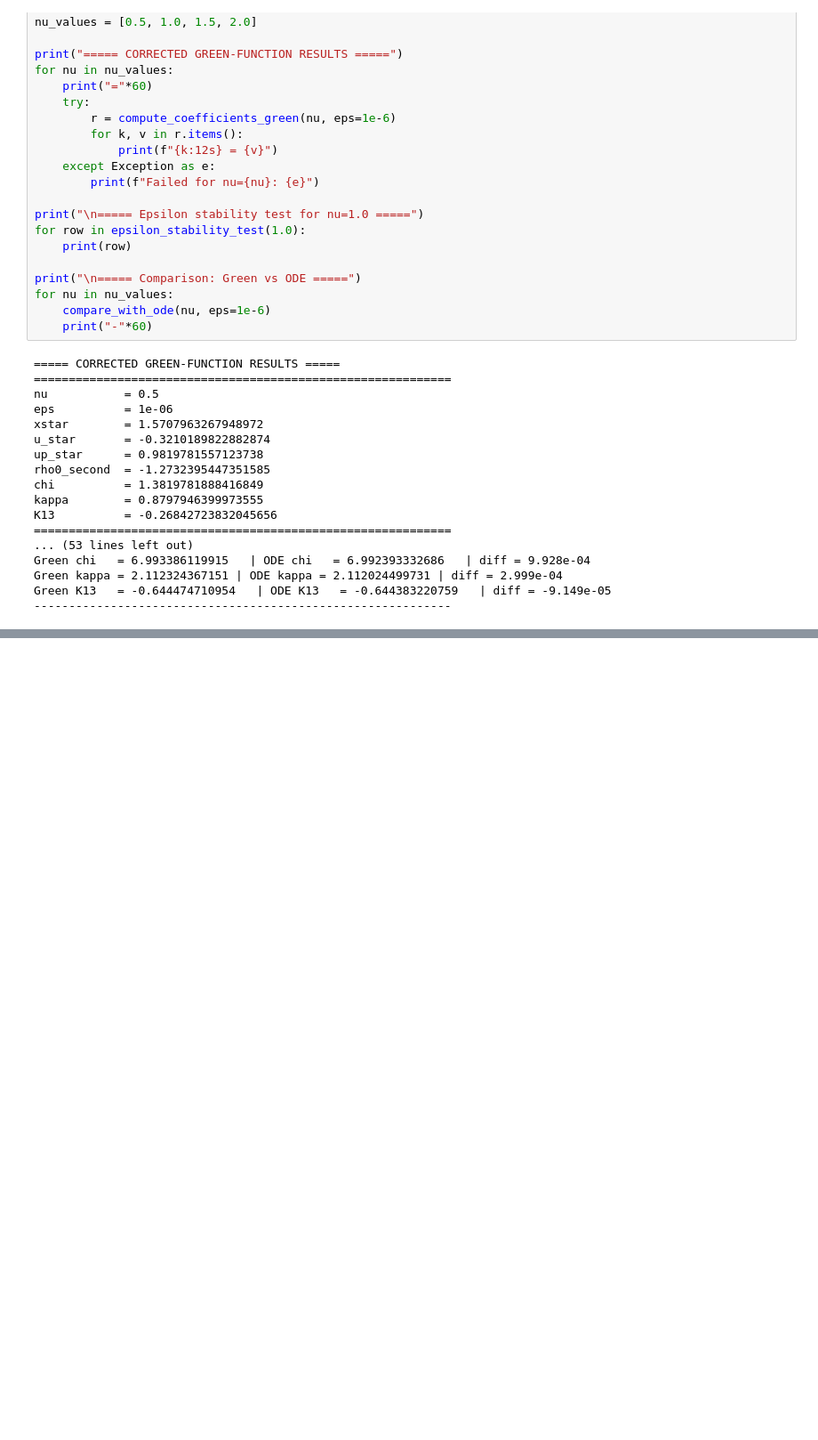
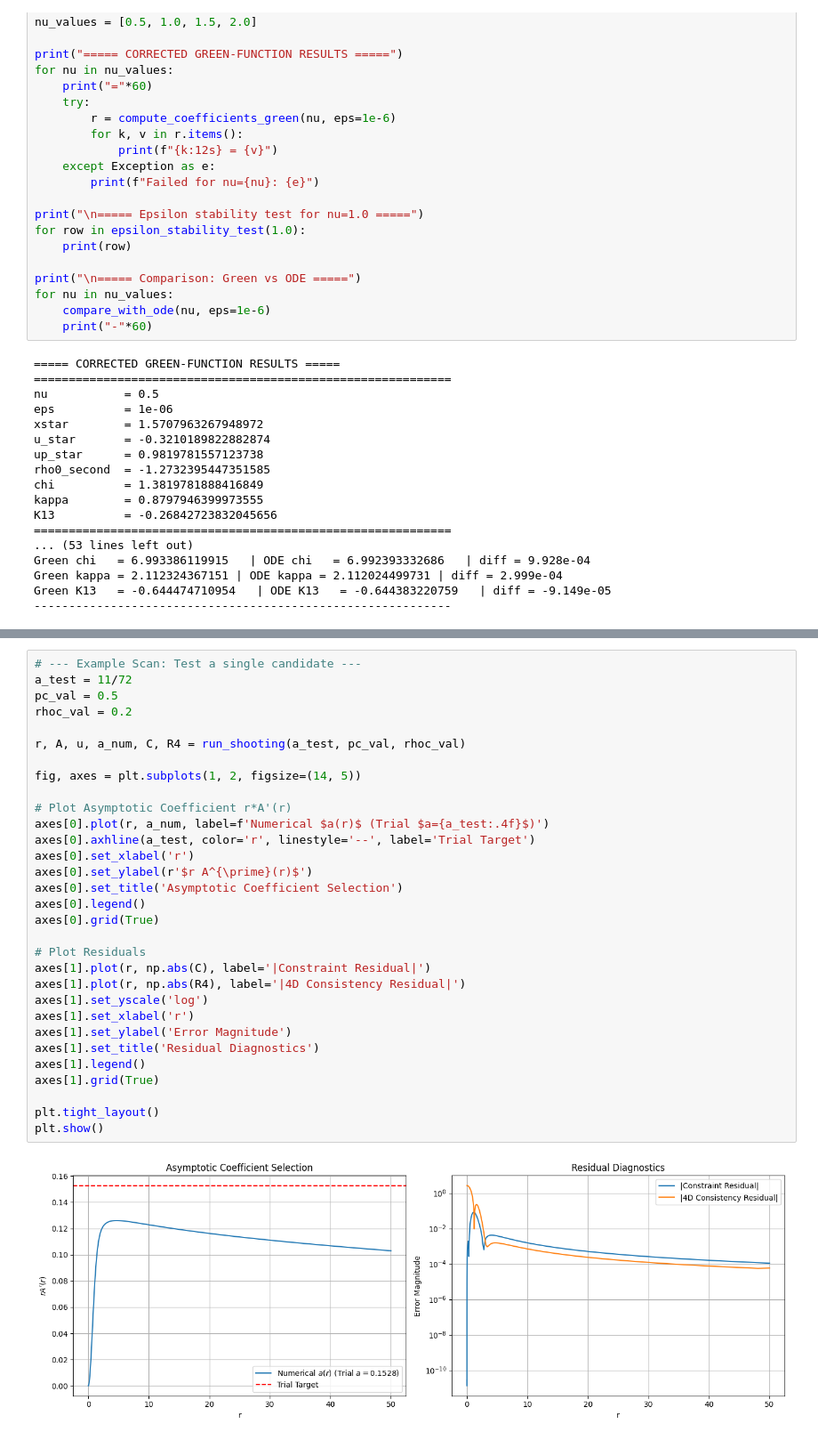
Before and after one commit to kawastony/Quantum_Gravity, a Jupyter notebook: Paper_37_tests.ipynb, the cells around one changed output, grey strips where cells are left out. Shown at 89% size. Saved outputs shown, nothing was run; the diff lists cells and outputs as text; blank space fills up the shorter version.

```diff
--- a/Paper_37_tests.ipynb
+++ b/Paper_37_tests.ipynb
@@ -1194,0 +1316,33 @@ Green K13   = -0.644474710954   | ODE K13   = -0.644383220759   | diff = -9.149e
+# %%
+# --- Example Scan: Test a single candidate ---
+a_test = 11/72
+pc_val = 0.5
+rhoc_val = 0.2
+
+r, A, u, a_num, C, R4 = run_shooting(a_test, pc_val, rhoc_val)
+
+fig, axes = plt.subplots(1, 2, figsize=(14, 5))
+
+# Plot Asymptotic Coefficient r*A'(r)
+axes[0].plot(r, a_num, label=f'Numerical $a(r)$ (Trial $a={a_test:.4f}$)')
+axes[0].axhline(a_test, color='r', linestyle='--', label='Trial Target')
+axes[0].set_xlabel('r')
+axes[0].set_ylabel(r'$r A^{\prime}(r)$')
+axes[0].set_title('Asymptotic Coefficient Selection')
+axes[0].legend()
+axes[0].grid(True)
+
+# Plot Residuals
+axes[1].plot(r, np.abs(C), label='|Constraint Residual|')
+axes[1].plot(r, np.abs(R4), label='|4D Consistency Residual|')
+axes[1].set_yscale('log')
+axes[1].set_xlabel('r')
+axes[1].set_ylabel('Error Magnitude')
+axes[1].set_title('Residual Diagnostics')
+axes[1].legend()
+axes[1].grid(True)
+
+plt.tight_layout()
+plt.show()
+# %% [output]
+[figure, added]
```
Also changed, not shown: parts of 23 cells of this notebook.
